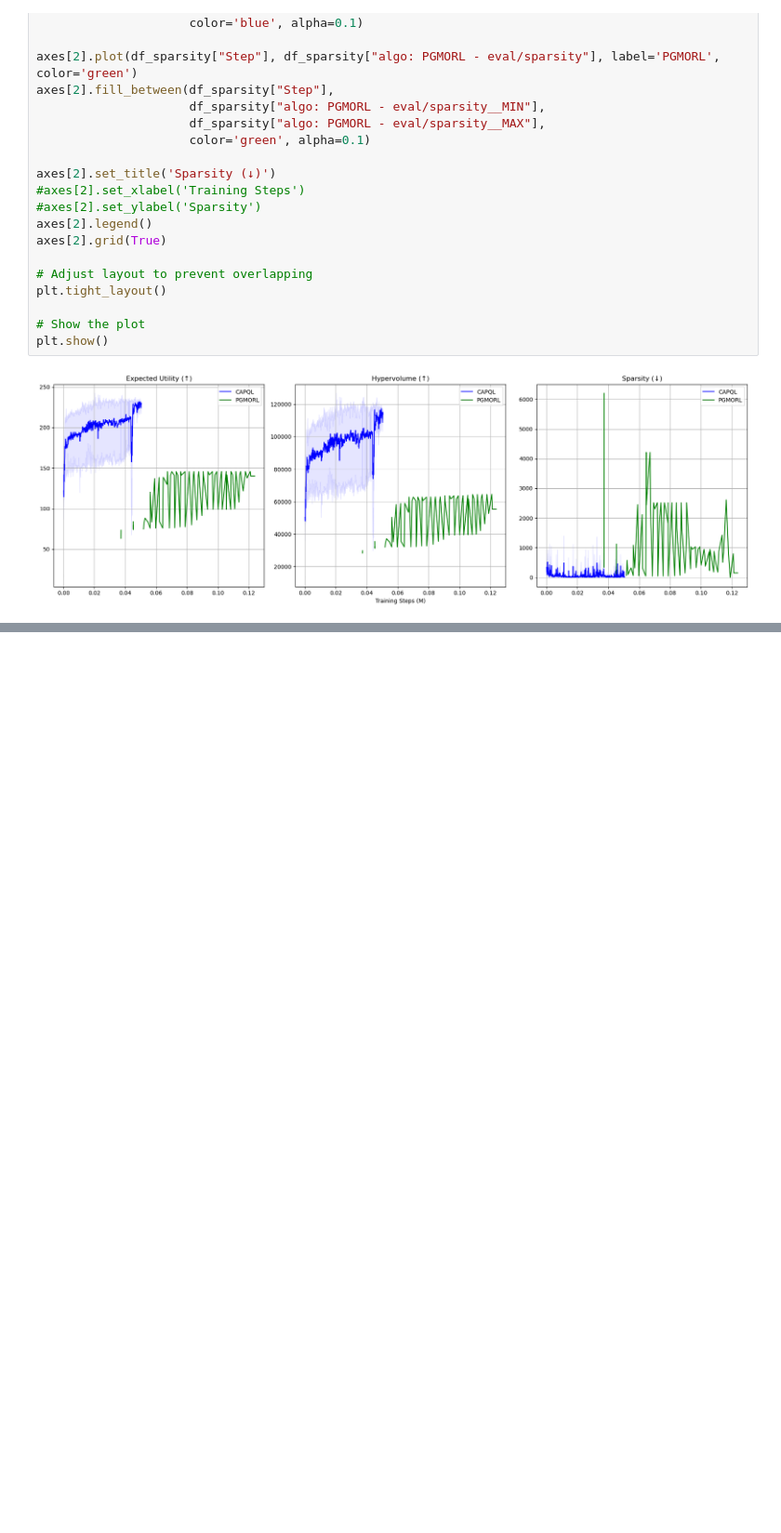
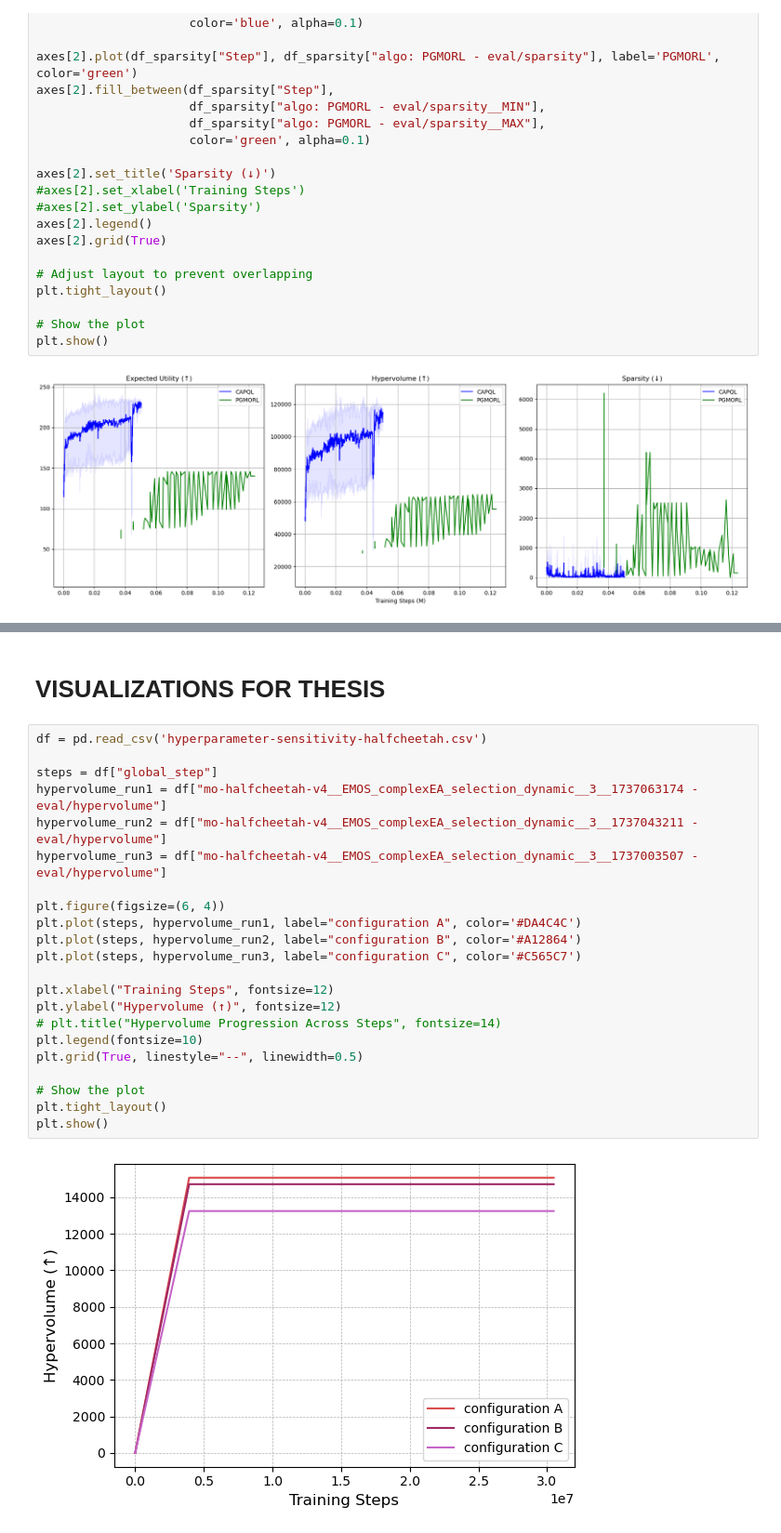
Before and after one commit to clarissakuemhof/masterthesis-public, a Jupyter notebook: export-data/export.ipynb, the cells around one changed output, grey strips where cells are left out. Shown at 93% size. Drawn from its saved outputs; the diff is of its cells as text; blank space fills up the shorter version.

Commit message:
intermediate training with optimized params

```diff
--- a/export-data/export.ipynb
+++ b/export-data/export.ipynb
@@ -181,3 +180,29 @@ plt.tight_layout()
 plt.show()
 # %% [output]
 [figure]
+# %% [markdown]
+# VISUALIZATIONS FOR THESIS
+# %%
+df = pd.read_csv('hyperparameter-sensitivity-halfcheetah.csv')
+
+steps = df["global_step"]
+hypervolume_run1 = df["mo-halfcheetah-v4__EMOS_complexEA_selection_dynamic__3__1737063174 - eval/hypervolume"]
+hypervolume_run2 = df["mo-halfcheetah-v4__EMOS_complexEA_selection_dynamic__3__1737043211 - eval/hypervolume"]
+hypervolume_run3 = df["mo-halfcheetah-v4__EMOS_complexEA_selection_dynamic__3__1737003507 - eval/hypervolume"]
+
+plt.figure(figsize=(6, 4))
+plt.plot(steps, hypervolume_run1, label="configuration A", color='#DA4C4C')
+plt.plot(steps, hypervolume_run2, label="configuration B", color='#A12864')
+plt.plot(steps, hypervolume_run3, label="configuration C", color='#C565C7')
+
+plt.xlabel("Training Steps", fontsize=12)
+plt.ylabel("Hypervolume (↑)", fontsize=12)
+# plt.title("Hypervolume Progression Across Steps", fontsize=14)
+plt.legend(fontsize=10)
+plt.grid(True, linestyle="--", linewidth=0.5)
+
+# Show the plot
+plt.tight_layout()
+plt.show()
+# %% [output]
+[figure, added]
```
Also changed, not shown: parts of 3 cells of this notebook, 4 other files.
